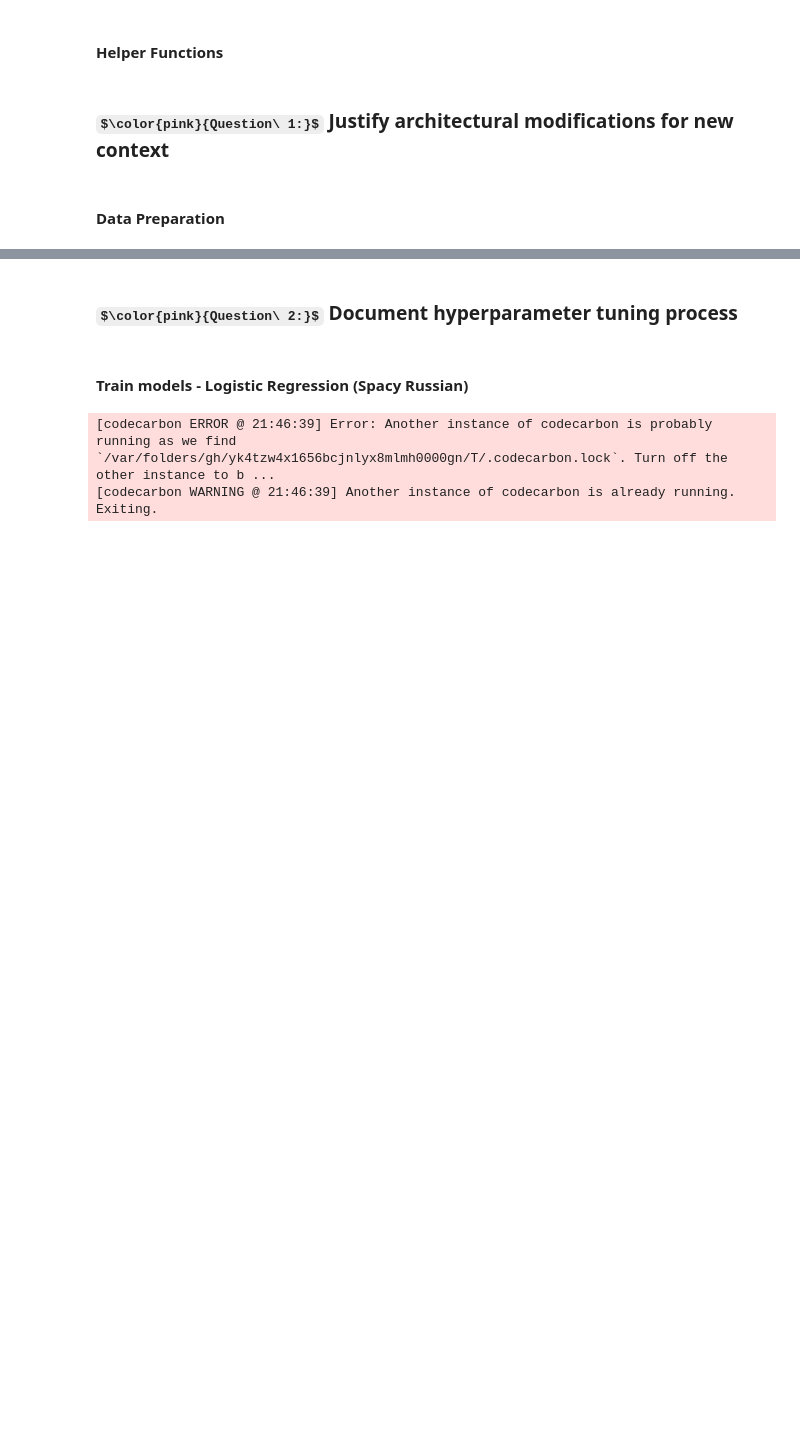
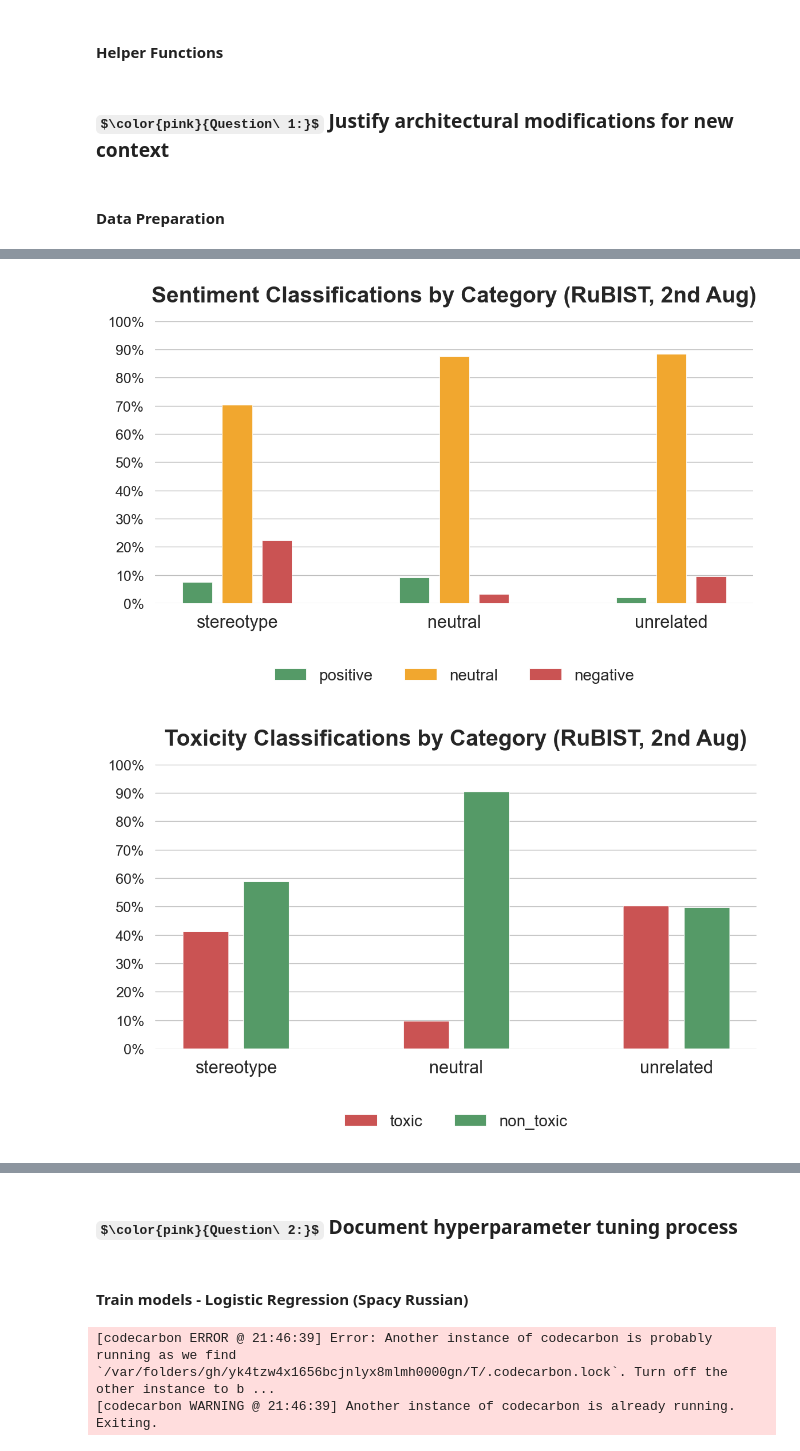
Before and after one commit to n1nt3nd0sw1tch/HEARTS-Text-Stereotype-Detection, a Jupyter notebook: COMP0173-CW2-NOTEBOOK-Model-P3.ipynb, the cells around one changed output, grey strips where cells are left out. Drawn from its saved outputs; the diff is of its cells as text; code cells hidden in the pictures; some formulas as TeX source; blank space fills up the shorter version.

```diff
--- a/COMP0173-CW2-NOTEBOOK-Model-P3.ipynb
+++ b/COMP0173-CW2-NOTEBOOK-Model-P3.ipynb
@@ -492,0 +478,9 @@ plot_toxic_for_stereotypes_by_group(rubist_second_sentiment)
+# %%
+# Generate all four plots
+plot_sentiment_by_category(rubist_second_sentiment, title = "Sentiment Classifications by Category (RuBIST, 2nd Aug)")
+plot_toxic_by_category(rubist_second_sentiment, title = "Toxicity Classifications by Category (RuBIST, 2nd Aug)")
+plot_sentiment_for_stereotypes_by_group(rubist_second_sentiment, title = "Proportion of Sentiment Classifications (RuBiSt, 2nd Aug)\nfor Stereotypical Sentences - By Group")
+plot_toxic_for_stereotypes_by_group(rubist_second_sentiment, title = "Proportion of Toxicity Classifications (RuBiSt, 2nd Aug)\nfor Stereotypical Sentences - By Group")
+# %% [output]
+[figure, added]
+[figure, added]
```
Also changed, not shown: parts of 8 cells of this notebook, 2 other files.
